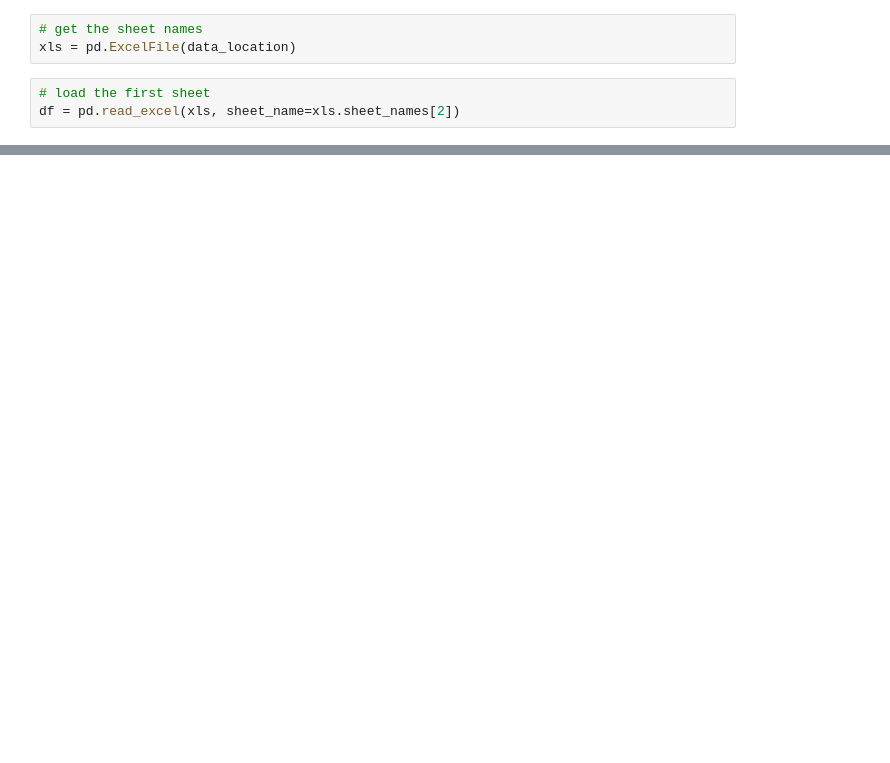
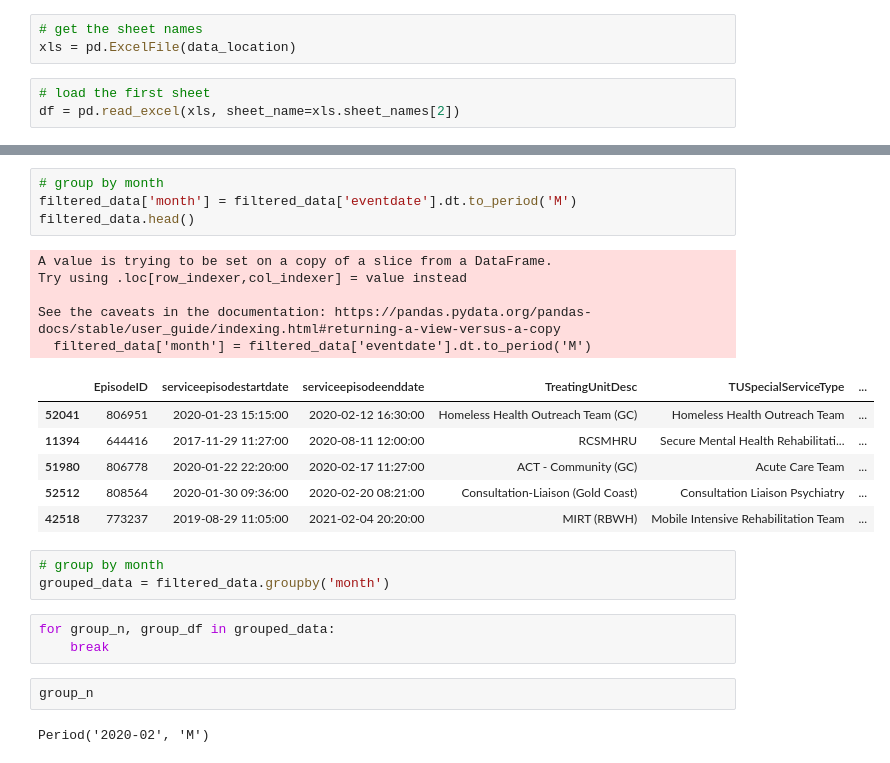
Before and after one commit to KnHuq/healthai, a Jupyter notebook: notebooks/load_analyse_data.ipynb, the cells around one changed output, grey strips where cells are left out. Drawn from its saved outputs; the diff is of its cells as text; blank space fills up the shorter version.

```diff
--- a/notebooks/load_analyse_data.ipynb
+++ b/notebooks/load_analyse_data.ipynb
@@ -107,0 +54,26 @@ multiple_factors = {
+# %%
+# group by month
+filtered_data['month'] = filtered_data['eventdate'].dt.to_period('M')
+filtered_data.head()
+# %% [output]
+A value is trying to be set on a copy of a slice from a DataFrame.
+Try using .loc[row_indexer,col_indexer] = value instead
+
+See the caveats in the documentation: https://pandas.pydata.org/pandas-docs/stable/user_guide/indexing.html#returning-a-view-versus-a-copy
+  filtered_data['month'] = filtered_data['eventdate'].dt.to_period('M')
+|  | EpisodeID | serviceepisodestartdate | serviceepisodeenddate | TreatingUnitDesc | TUSpecialServiceType | ... |
+| 52041 | 806951 | 2020-01-23 15:15:00 | 2020-02-12 16:30:00 | Homeless Health Outreach Team (GC) | Homeless Health Outreach Team | ... |
+| 11394 | 644416 | 2017-11-29 11:27:00 | 2020-08-11 12:00:00 | RCSMHRU | Secure Mental Health Rehabilitati... | ... |
+| 51980 | 806778 | 2020-01-22 22:20:00 | 2020-02-17 11:27:00 | ACT - Community (GC) | Acute Care Team | ... |
+| 52512 | 808564 | 2020-01-30 09:36:00 | 2020-02-20 08:21:00 | Consultation-Liaison (Gold Coast) | Consultation Liaison Psychiatry | ... |
+| 42518 | 773237 | 2019-08-29 11:05:00 | 2021-02-04 20:20:00 | MIRT (RBWH) | Mobile Intensive Rehabilitation Team | ... |
+# %%
+# group by month
+grouped_data = filtered_data.groupby('month')
+# %%
+for group_n, group_df in grouped_data:
+    break
+# %%
+group_n
+# %% [output]
+Period('2020-02', 'M')
```
Also changed, not shown: parts of 21 cells of this notebook, 1 other file.
